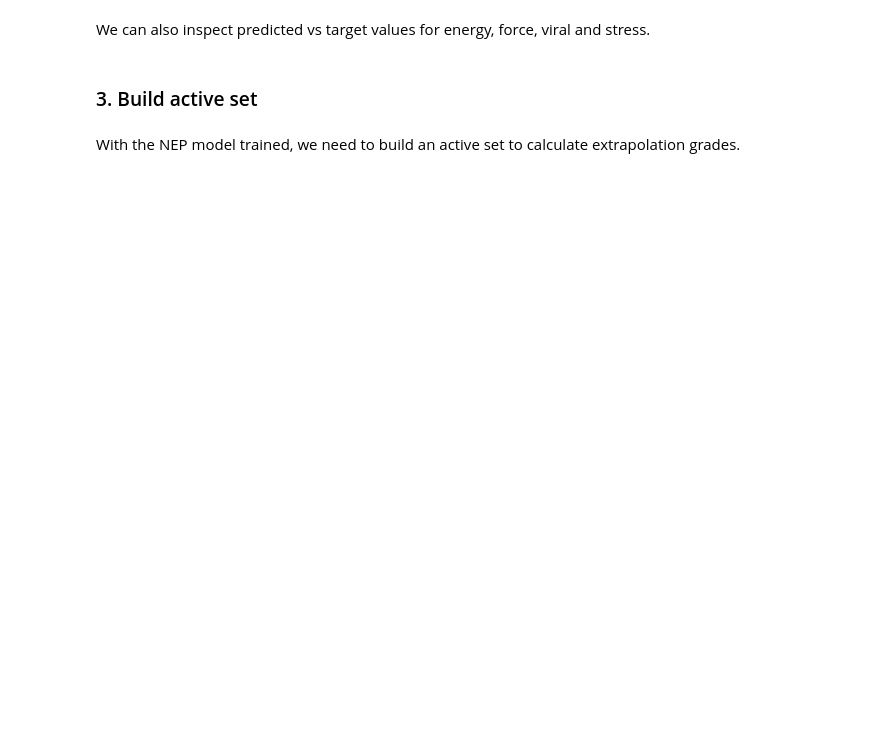
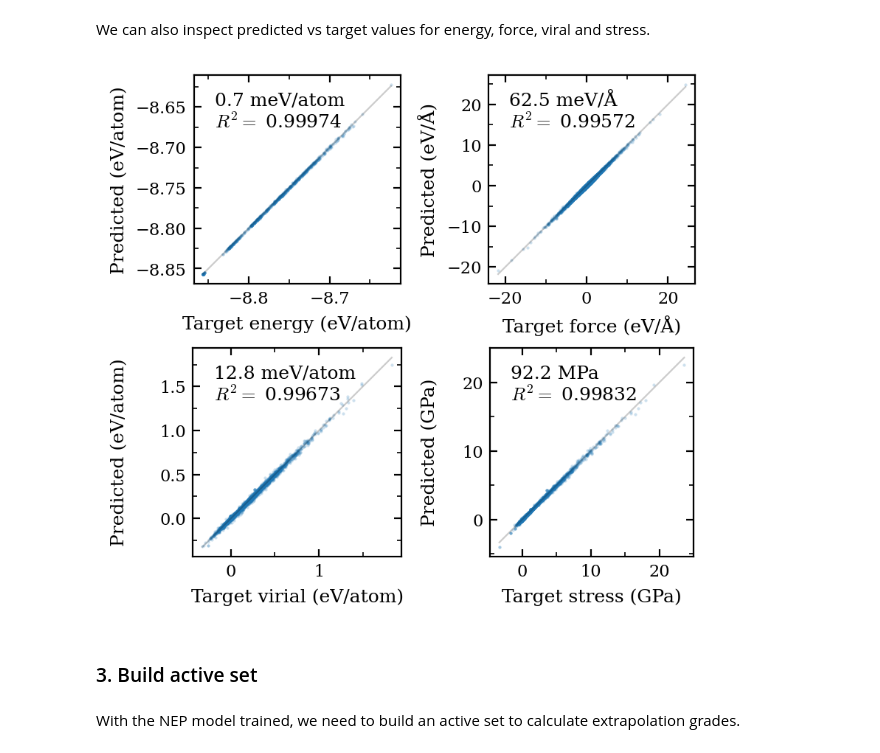
Before and after one commit to ThomasRavnborg/OxideSlabs, a Jupyter notebook: MLtraining.ipynb, the cells around one changed output. Drawn from its saved outputs; the diff is of its cells as text; code cells hidden in the pictures; blank space fills up the shorter version.

```diff
--- a/MLtraining.ipynb
+++ b/MLtraining.ipynb
@@ -179,7 +196,9 @@ plot_loss(iter=2)
 # %% [markdown]
 We can also inspect predicted vs target values for energy, force, viral and stress.
 # %%
-plot_parity(iter=2)
+plot_parity(iter=1)
+# %% [output]
+[figure, added]
 # %% [markdown]
 ### 3. Build active set
 # %% [markdown]
```
Also changed, not shown: parts of 105 cells of this notebook, 12 other files.
